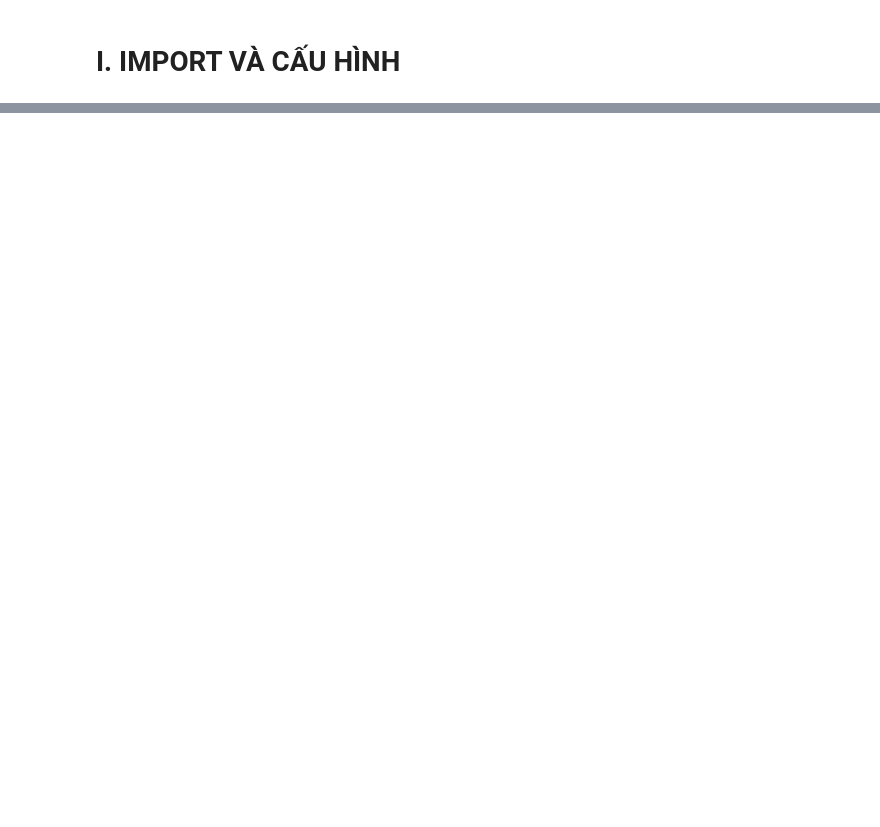
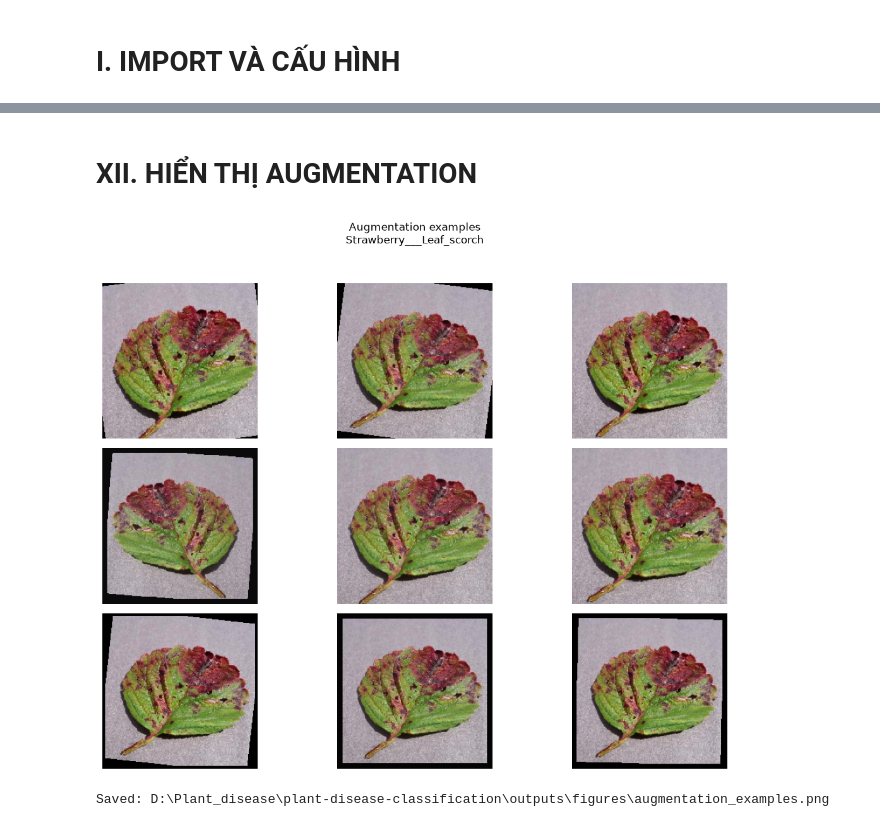
Before and after one commit to hoang3003/plant-disease-classification, a Jupyter notebook: notebooks/02_preprocessing.ipynb, the cells around one changed output, grey strips where cells are left out. Drawn from its saved outputs; the diff is of its cells as text; code cells hidden in the pictures; blank space fills up the shorter version.

```diff
--- a/notebooks/02_preprocessing.ipynb
+++ b/notebooks/02_preprocessing.ipynb
@@ -510,19 +31,0 @@ Label nằm trong khoảng 0 ... 37
-# %%
-plt.figure(figsize=(12, 8))
-
-num_images = min(12, len(images))
-
-for i in range(num_images):
-    image = images[i].permute(1, 2, 0).numpy()
-    label = int(labels[i].item())
-
-    plt.subplot(3, 4, i + 1)
-    plt.imshow(image)
-    plt.title(
-        class_names[label].replace("___", "\n"),
-        fontsize=8
-    )
-    plt.axis("off")
-
-plt.tight_layout()
-plt.show()
@@ -709,0 +1253,57 @@ Notebook không thêm bước chia dữ liệu mới vì dataset đã có sẵn
+# %% [markdown]
+# XII. HIỂN THỊ AUGMENTATION
+# %%
+sample_row = train_split_df.sample(
+    1,
+    random_state=SEED
+).iloc[0]
+
+sample_path = DATA_DIR.joinpath(
+    *PurePosixPath(
+        sample_row["relative_path"]
+    ).parts
+)
+
+with Image.open(sample_path) as image:
+    source_image = image.convert("RGB")
+
+    plt.figure(figsize=(12, 9))
+
+    for i in range(9):
+        augmented = train_transform(
+            source_image.copy()
+        )
+
+        plt.subplot(3, 3, i + 1)
+        plt.imshow(
+            augmented.permute(1, 2, 0).numpy()
+        )
+        plt.axis("off")
+
+    plt.suptitle(
+        "Augmentation examples\n"
+        + sample_row["class_name"],
+        fontsize=12
+    )
+
+    plt.tight_layout(
+        rect=[0, 0, 1, 0.95]
+    )
+
+    augmentation_figure_path = (
+        FIGURES_DIR
+        / "augmentation_examples.png"
+    )
+
+    plt.savefig(
+        augmentation_figure_path,
+        dpi=150,
+        bbox_inches="tight"
+    )
+
+    plt.show()
+
+print("Saved:", augmentation_figure_path)
+# %% [output]
+[figure, added]
+Saved: D:\Plant_disease\plant-disease-classification\outputs\figures\augmentation_examples.png
```
Also changed, not shown: parts of 63 cells of this notebook, 5 other files.
